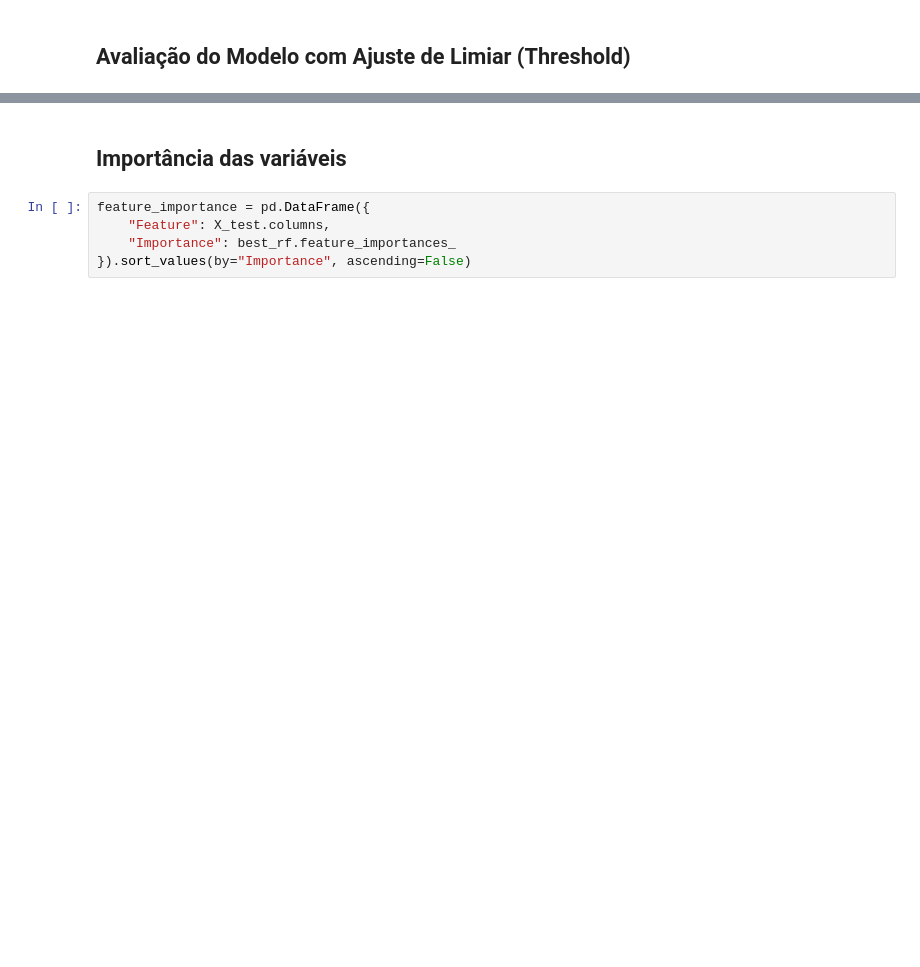
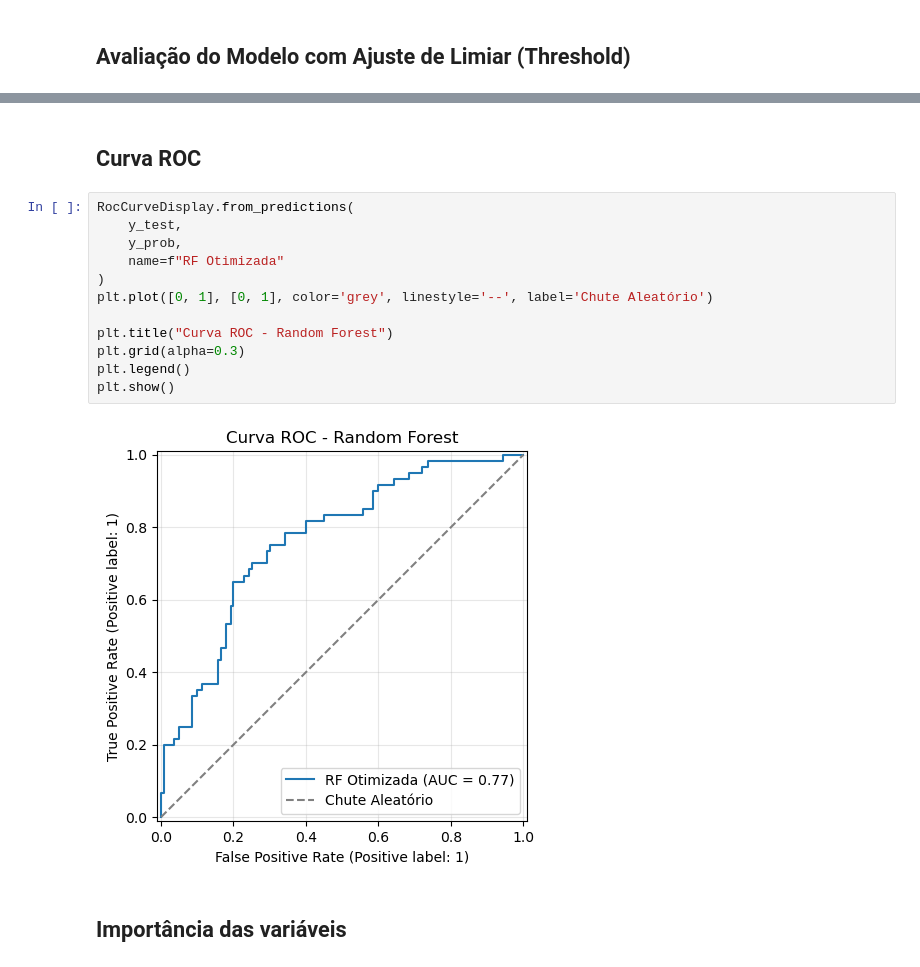
Before and after one commit to VincTorres/Credit_Risk, a Jupyter notebook: notebooks/03_Avaliacao_Modelo.ipynb, the cells around one changed output, grey strips where cells are left out. Saved outputs shown, nothing was run; the diff lists cells and outputs as text; blank space fills up the shorter version.

```diff
--- a/notebooks/03_Avaliacao_Modelo.ipynb
+++ b/notebooks/03_Avaliacao_Modelo.ipynb
@@ -177,8 +156,19 @@ weighted avg       0.75      0.71      0.72       200
+# %% [markdown]
+## Curva ROC
+# %%
+RocCurveDisplay.from_predictions(
+    y_test,
+    y_prob,
+    name=f"RF Otimizada"
+)
+plt.plot([0, 1], [0, 1], color='grey', linestyle='--', label='Chute Aleatório')
+
+plt.title("Curva ROC - Random Forest")
+plt.grid(alpha=0.3)
+plt.legend()
+plt.show()
+# %% [output]
+[figure, added]
 # %% [markdown]
 ## Importância das variáveis
-# %%
-feature_importance = pd.DataFrame({
-    "Feature": X_test.columns,
-    "Importance": best_rf.feature_importances_
-}).sort_values(by="Importance", ascending=False)
 # %%
```
Also changed, not shown: parts of 6 cells of this notebook, 6 other files.
